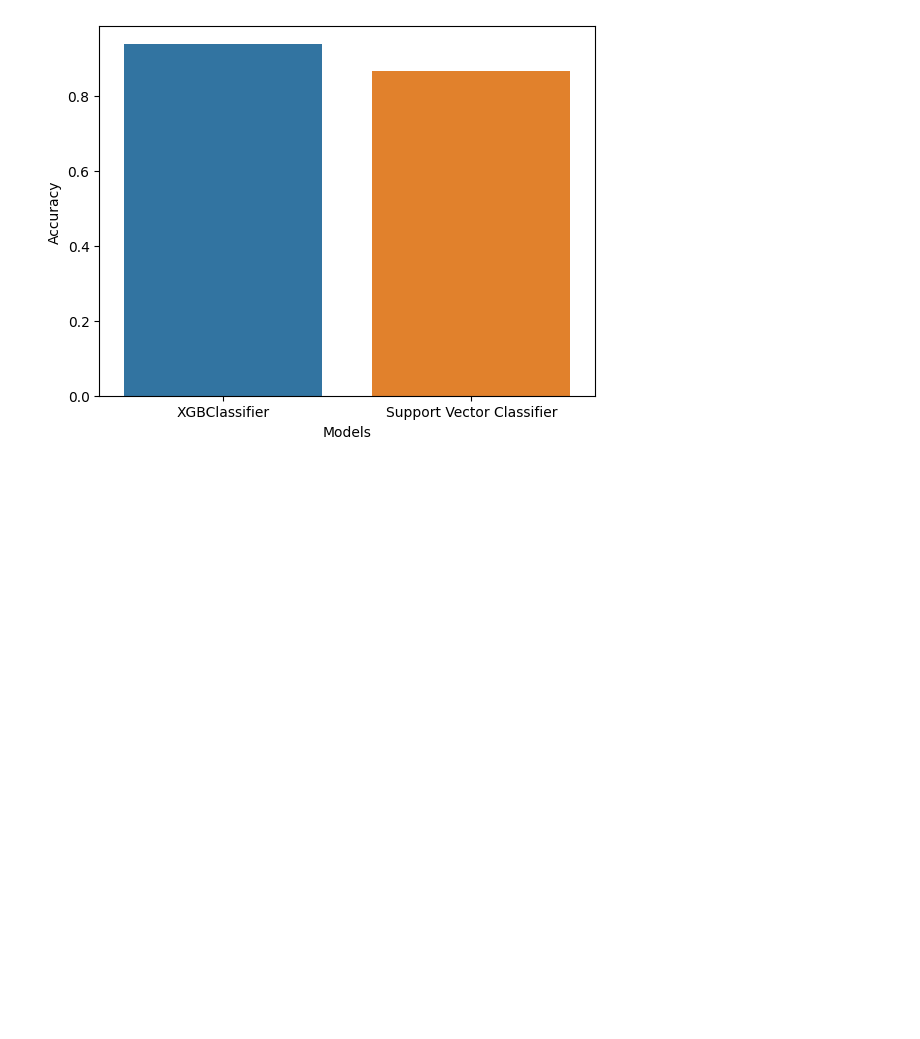
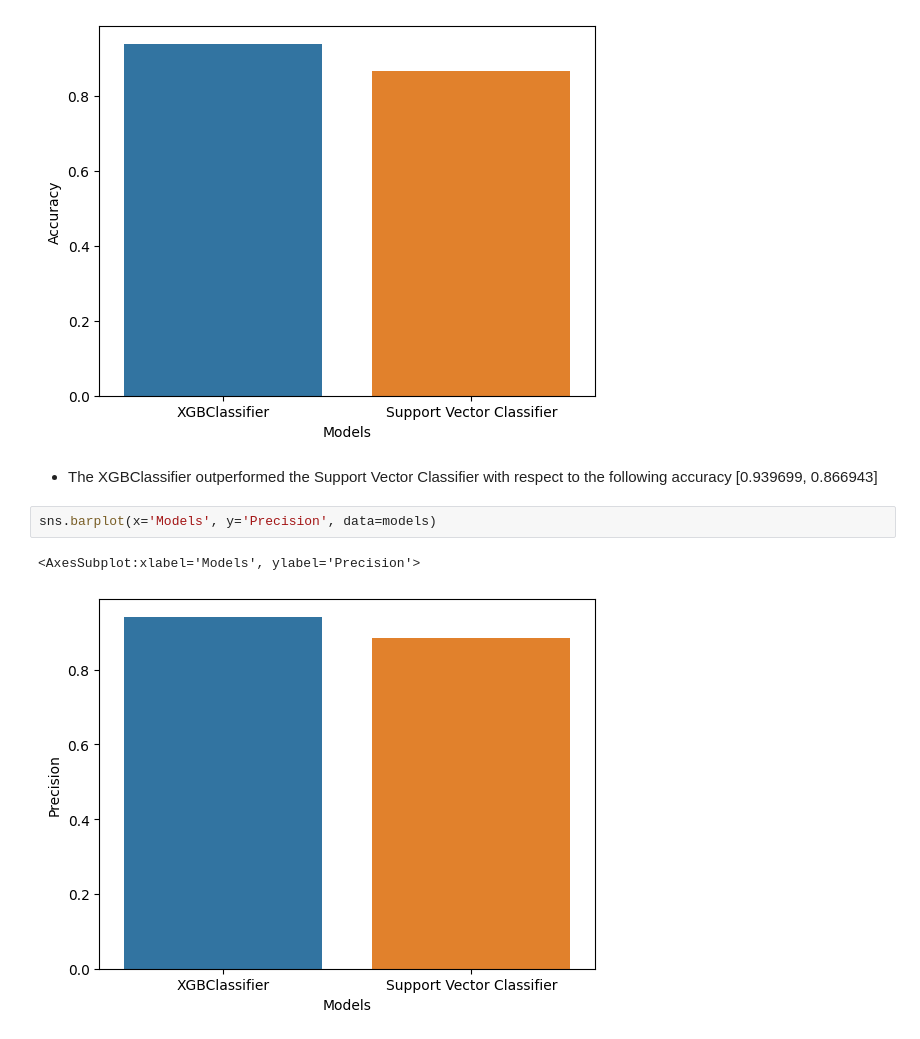
Before and after one commit to KingSolDot/Traffic_Collision_Outcome_Prediciton, a Jupyter notebook: traffic_collision_outcome_prediction.ipynb, the cells around one changed output. Saved outputs shown, nothing was run; the diff lists cells and outputs as text; blank space fills up the shorter version.

```diff
--- a/traffic_collision_outcome_prediction.ipynb
+++ b/traffic_collision_outcome_prediction.ipynb
@@ -427,3 +440,10 @@ sns.barplot(x='Models', y='Accuracy', data=models)
 # %% [output]
 <AxesSubplot:xlabel='Models', ylabel='Accuracy'>
 [figure]
+# %% [markdown]
+- The XGBClassifier outperformed the Support Vector Classifier with respect to the following accuracy [0.939699, 0.866943]
+# %%
+sns.barplot(x='Models', y='Precision', data=models)
+# %% [output]
+<AxesSubplot:xlabel='Models', ylabel='Precision'>
+[figure, added]
```
Also changed, not shown: parts of 11 cells of this notebook, 1 other file.
